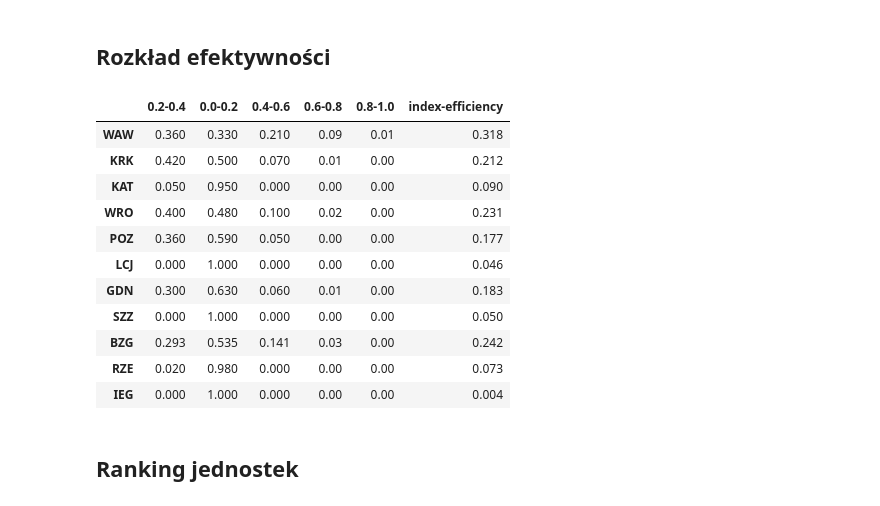
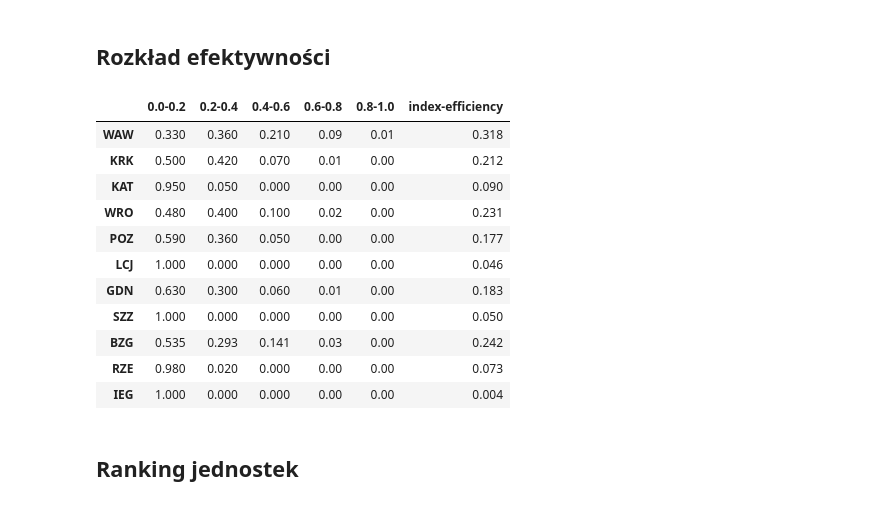
Before and after one commit to Mimikkk/2023-iswd, a Jupyter notebook: project-4-dea/raport.ipynb, the cells around one changed output. Saved outputs shown, nothing was run; the diff lists cells and outputs as text; code cells hidden in the pictures.

```diff
--- a/project-4-dea/raport.ipynb
+++ b/project-4-dea/raport.ipynb
@@ -375,57 +355,61 @@ cross_efficiency_results
 import numpy as np
 
 
-def find_efficiency_index(inputs_df: DataFrame, outputs_df: DataFrame, samples_df: DataFrame) -> DataFrame:
-  M, S, K = map(len, [inputs_df.columns, samples_df, outputs_df])
+def find_efficiency_index(inputs_df: DataFrame,
+                          outputs_df: DataFrame,
+                          samples_df: DataFrame) -> DataFrame:
+  m, s, k = map(len, [inputs_df.columns, samples_df, outputs_df])
   inputs = inputs_df.values
   outputs = outputs_df.values
   samples = samples_df.values
 
-  input_weights = samples[:, :M]
-  output_weights = samples[:, M:]
+  input_weights = samples[:, :m]
+  output_weights = samples[:, m:]
 
   efficiency_scores = DataFrame([[
-    sum(output_weights[s] * outputs[k]) / sum(input_weights[s] * inputs[k])
-    for s in range(S)
-  ] for k in range(K)],
+    sum(output_weights[s_] * outputs[k_]) / sum(input_weights[s_] * inputs[k_])
+        for s_ in range(s)]
+            for k_ in range(k)],
     index=inputs_df.index,
     columns=samples_df.index
   )
-  efficiency_scores /= max(efficiency_scores.max())
+  efficiency_scores /= max(efficiency_scores.max(axis=1))
 
   bins = np.arange(0, 1.1, 0.2).round(1)
 
   labels = [f'{bins[i]}-{bins[i + 1]}' for i in range(len(bins) - 1)]
 
   indices = DataFrame([
     pd.cut(efficiency_scores.loc[index], bins=bins, labels=labels, right=False).value_counts()
     for index in efficiency_scores.index.values
   ])
 
   indices = DataFrame([
     indices.loc[index] / indices.loc[index].sum()
     for index in indices.index.values
   ])
 
   indices['index-efficiency'] = efficiency_scores.mean(axis=1)
   return indices
 
 
-efficiency_index_results = find_efficiency_index(inputs_df, outputs_df, samples_df).round(3)
-efficiency_index_results
+eff_index_results = find_efficiency_index(inputs_df, outputs_df, samples_df).round(3)
+cols_in_order = ['0.0-0.2', '0.2-0.4', '0.4-0.6', '0.6-0.8', '0.8-1.0',
+                 'index-efficiency']
+eff_index_results[cols_in_order]
 # %% [output]
-|  | 0.2-0.4 | 0.0-0.2 | 0.4-0.6 | 0.6-0.8 | 0.8-1.0 | index-efficiency |
-| WAW | 0.360 | 0.330 | 0.210 | 0.09 | 0.01 | 0.318 |
-| KRK | 0.420 | 0.500 | 0.070 | 0.01 | 0.00 | 0.212 |
-| KAT | 0.050 | 0.950 | 0.000 | 0.00 | 0.00 | 0.090 |
-| WRO | 0.400 | 0.480 | 0.100 | 0.02 | 0.00 | 0.231 |
-| POZ | 0.360 | 0.590 | 0.050 | 0.00 | 0.00 | 0.177 |
-| LCJ | 0.000 | 1.000 | 0.000 | 0.00 | 0.00 | 0.046 |
-| GDN | 0.300 | 0.630 | 0.060 | 0.01 | 0.00 | 0.183 |
-| SZZ | 0.000 | 1.000 | 0.000 | 0.00 | 0.00 | 0.050 |
-| BZG | 0.293 | 0.535 | 0.141 | 0.03 | 0.00 | 0.242 |
-| RZE | 0.020 | 0.980 | 0.000 | 0.00 | 0.00 | 0.073 |
-| IEG | 0.000 | 1.000 | 0.000 | 0.00 | 0.00 | 0.004 |
+|  | 0.0-0.2 | 0.2-0.4 | 0.4-0.6 | 0.6-0.8 | 0.8-1.0 | index-efficiency |
+| WAW | 0.330 | 0.360 | 0.210 | 0.09 | 0.01 | 0.318 |
+| KRK | 0.500 | 0.420 | 0.070 | 0.01 | 0.00 | 0.212 |
+| KAT | 0.950 | 0.050 | 0.000 | 0.00 | 0.00 | 0.090 |
+| WRO | 0.480 | 0.400 | 0.100 | 0.02 | 0.00 | 0.231 |
+| POZ | 0.590 | 0.360 | 0.050 | 0.00 | 0.00 | 0.177 |
+| LCJ | 1.000 | 0.000 | 0.000 | 0.00 | 0.00 | 0.046 |
+| GDN | 0.630 | 0.300 | 0.060 | 0.01 | 0.00 | 0.183 |
+| SZZ | 1.000 | 0.000 | 0.000 | 0.00 | 0.00 | 0.050 |
+| BZG | 0.535 | 0.293 | 0.141 | 0.03 | 0.00 | 0.242 |
+| RZE | 0.980 | 0.020 | 0.000 | 0.00 | 0.00 | 0.073 |
+| IEG | 1.000 | 0.000 | 0.000 | 0.00 | 0.00 | 0.004 |
 # %% [markdown]
 ## Ranking jednostek
 # %%
```
Also changed, not shown: parts of 11 cells of this notebook.
